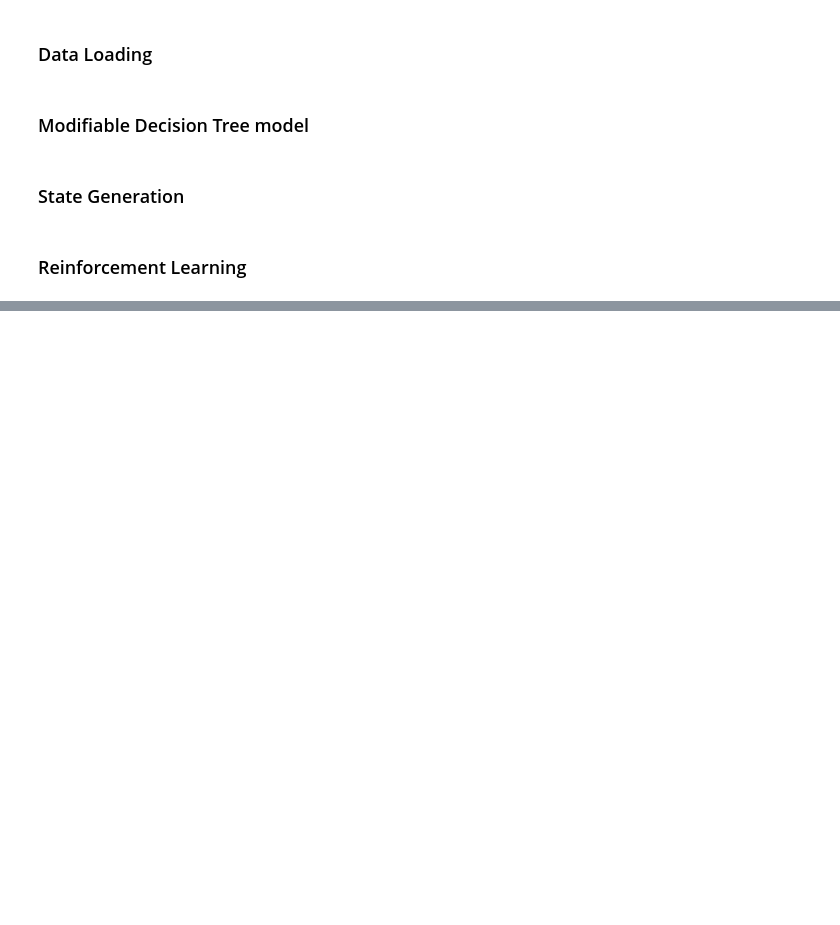
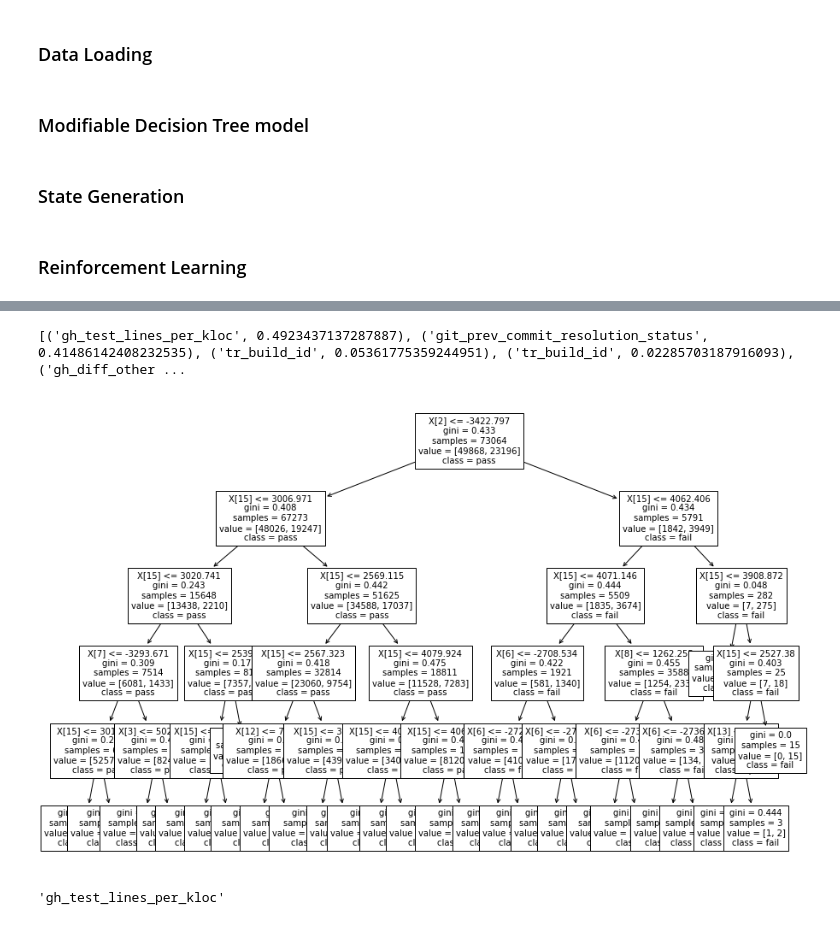
Before and after one commit to MaherDissem/CI-Failing-Builds-Detection, a Jupyter notebook: RLCIskip.ipynb, the cells around one changed output, grey strips where cells are left out. Drawn from its saved outputs; the diff is of its cells as text; code cells hidden in the pictures; blank space fills up the shorter version.

```diff
--- a/RLCIskip.ipynb
+++ b/RLCIskip.ipynb
@@ -481,7 +464,7 @@ class ReplayBuffer:
 # %%
 t0 = time.time()
 
-seed = 42
+# hyper-parameters
 GAMMA = 0.99
 TAU = 1e-2
 HIDDEN_SIZE = 256
@@ -489,18 +472,17 @@ BUFFER_SIZE = int(1e6)
 BATCH_SIZE = 256
 LR_ACTOR = 5e-4
 LR_CRITIC = 5e-4
+nbr_of_conv = 2
+max_depth = 5
+n_episodes = 200
 
-nbr_of_conv = 2
-n_episodes=200
-max_t=500
 print_every=10
-
 scores_deque = deque(maxlen=100)
 writer = SummaryWriter("runs/")
+seed = 42
 np.random.seed(seed)
 torch.manual_seed(seed)
 
-max_depth = 10
 model = modDecisionTree(max_depth=max_depth)
 model.fit(X_train, y_train, df.columns)
 
@@ -518,26 +500,24 @@ for i_episode in range(1, n_episodes+1):
     state = generate_state(model, model.features, model.thresholds, nbr_of_conv)
     #state = state.reshape((1,state_size))
     avg_score = 0
-    for t in range(max_t):
+    for t in range(model.n_nodes):
         if model.node_is_leaf(t):
             continue
         action = agent.act(state)
        # print(f"node={t}: {model.features[t]}<{model.thresholds[t]} => {action[0]}<{action[1]}")
         next_state, reward, done, info = env_step(model, t, action)
-        next_state = next_state.reshape((1,state_size))
+        #next_state = next_state.reshape((1,state_size))
         agent.step(state, action, reward, next_state, done)
         state = next_state
         avg_score += reward
         if done:
             break
-    avg_score /= max_t
+    avg_score /= model.n_nodes
 
     scores_deque.append(avg_score)
     writer.add_scalar("Reward", avg_score, i_episode)
     print('\rEpisode {} Score: {:.2f}'.format(i_episode, avg_score, end=""))
-
-torch.save(agent.actor_local.state_dict(), info + ".pt")
-
+print(f"final score: {reward}")
 t1 = time.time()
 print("training took {} min!".format((t1-t0)/60))
 # %% [output]
@@ -547 +537,9 @@ Episode 2 Score: 0.24
 KeyboardInterrupt:
+# %%
+print(model.feature_importance())
+model.plot_tree()
+model.features_names[15]
+# %% [output]
+[('gh_test_lines_per_kloc', 0.4923437137287887), ('git_prev_commit_resolution_status', 0.41486142408232535), ('tr_build_id', 0.05361775359244951), ('tr_build_id', 0.02285703187916093), ('gh_diff_other ...
+[figure, added]
+'gh_test_lines_per_kloc'
```
Also changed, not shown: parts of 3 cells of this notebook.
